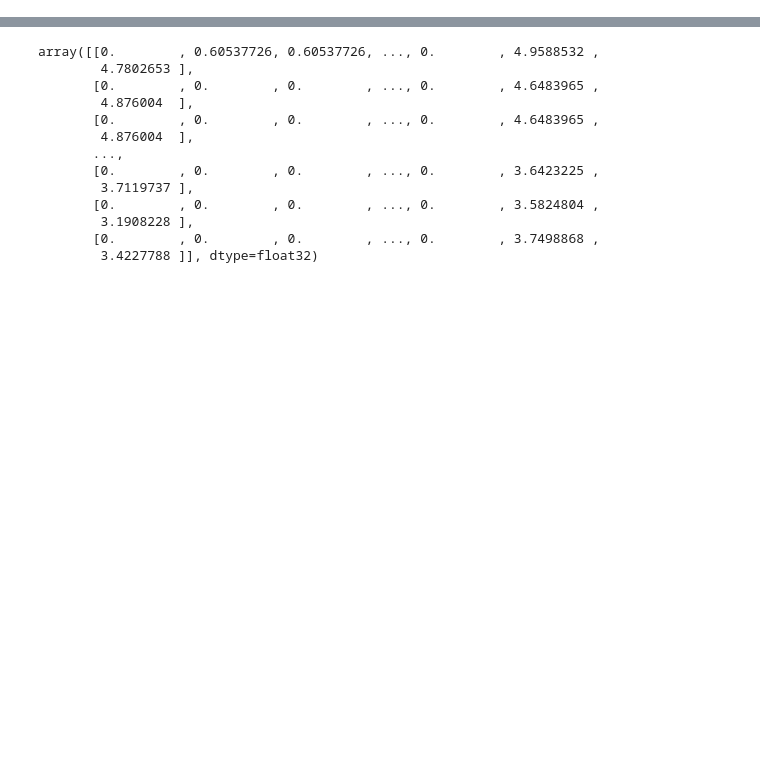
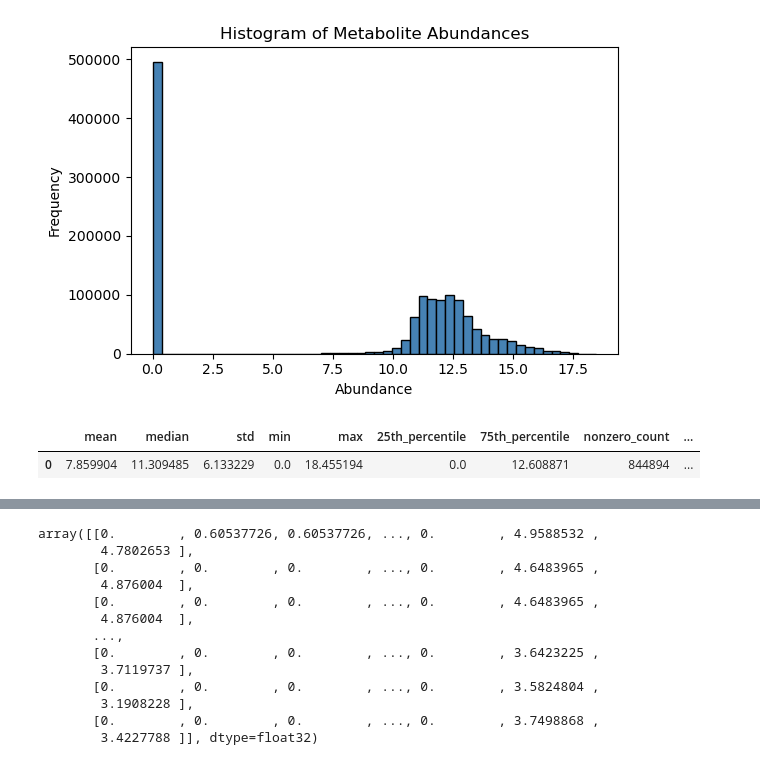
Before and after one commit to eirgnkl/pipeline, a Jupyter notebook: notebooks/data_exploration.ipynb, the cells around one changed output, grey strips where cells are left out. Cells and saved outputs as stored; diff of their text form; code cells hidden in the pictures; blank space fills up the shorter version.

```diff
--- a/notebooks/data_exploration.ipynb
+++ b/notebooks/data_exploration.ipynb
@@ -119,0 +114,6 @@ b
+# %%
+summarize_dataset(adata_msi_a1_hvg)
+# %% [output]
+[figure, added]
+|  | mean | median | std | min | max | 25th_percentile | 75th_percentile | nonzero_count | ... |
+| 0 | 7.859904 | 11.309485 | 6.133229 | 0.0 | 18.455194 | 0.0 | 12.608871 | 844894 | ... |
```
Also changed, not shown: parts of 37 cells of this notebook, 1 other file.
